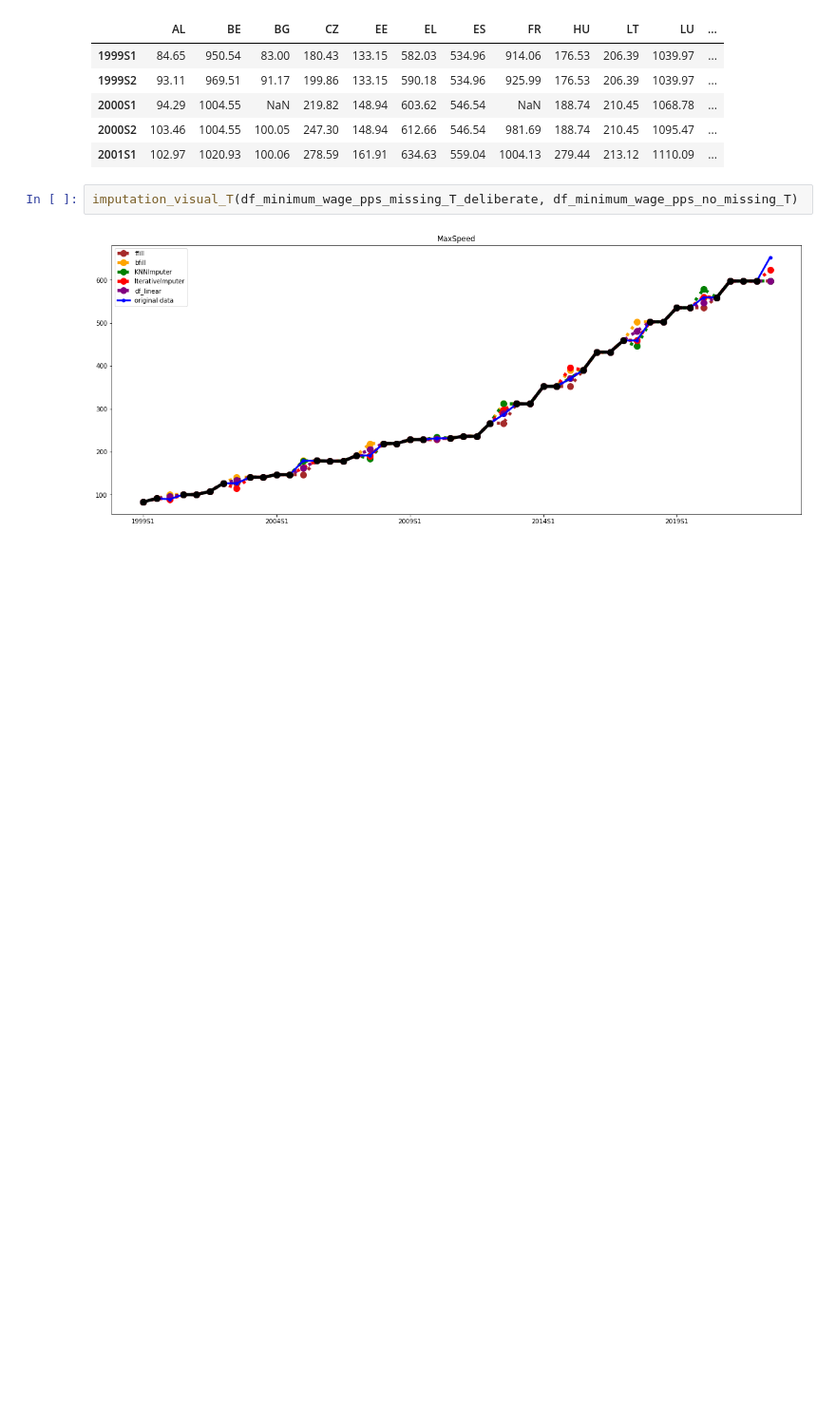
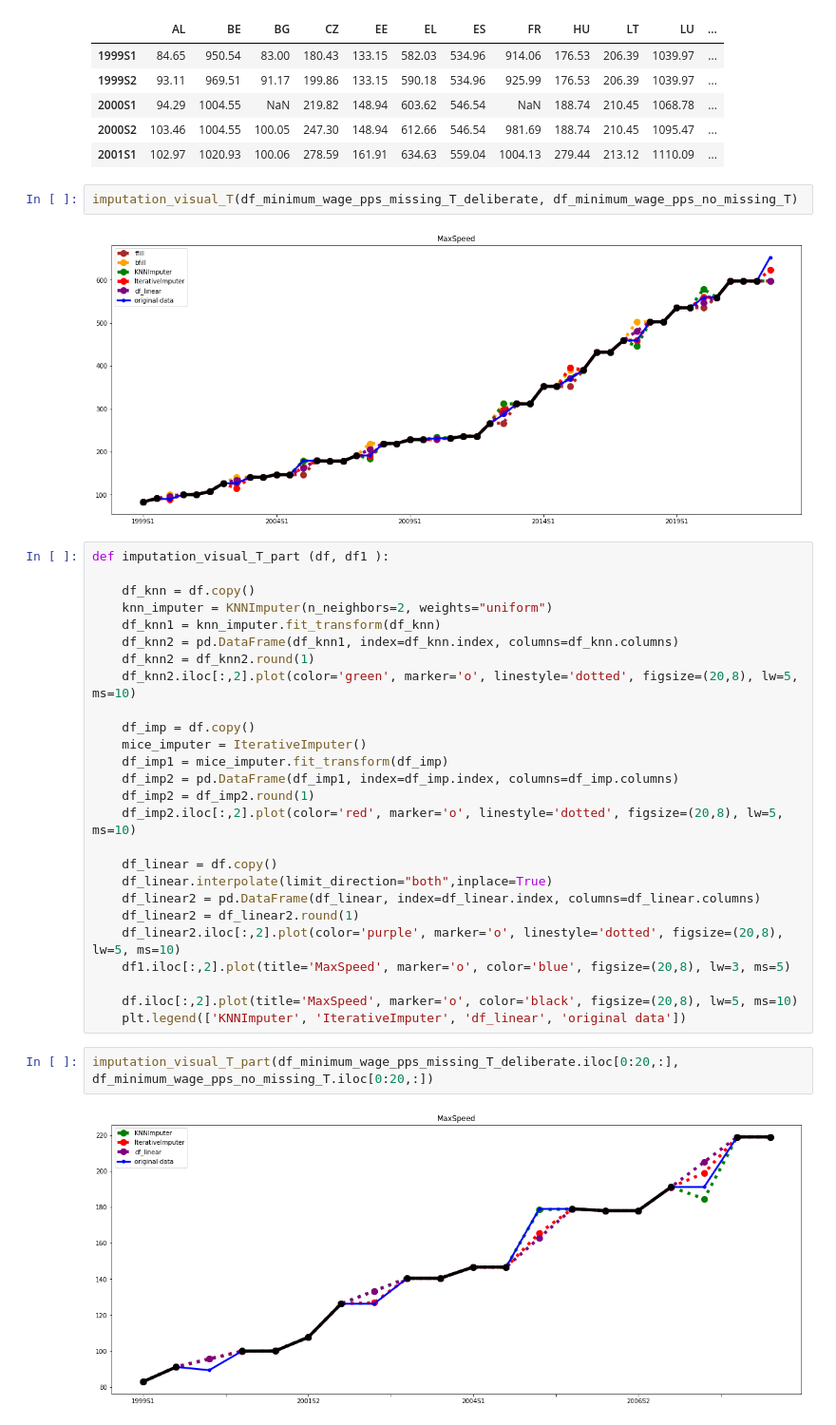
Before and after one commit to StefanRaychev/Handling-missing-values, a Jupyter notebook: Dealing with missing values.ipynb, the cells around one changed output. Shown: that part at 95% size. Drawn from its saved outputs; the diff is of its cells as text; blank space fills up the shorter version.

```diff
--- a/Dealing with missing values.ipynb
+++ b/Dealing with missing values.ipynb
@@ -522,3 +522,33 @@ df_minimum_wage_pps_missing_T_deliberate.head()
 imputation_visual_T(df_minimum_wage_pps_missing_T_deliberate, df_minimum_wage_pps_no_missing_T)
 # %% [output]
 [figure]
+# %%
+def imputation_visual_T_part (df, df1 ):
+
+    df_knn = df.copy()
+    knn_imputer = KNNImputer(n_neighbors=2, weights="uniform")
+    df_knn1 = knn_imputer.fit_transform(df_knn)
+    df_knn2 = pd.DataFrame(df_knn1, index=df_knn.index, columns=df_knn.columns)
+    df_knn2 = df_knn2.round(1)
+    df_knn2.iloc[:,2].plot(color='green', marker='o', linestyle='dotted', figsize=(20,8), lw=5, ms=10)
+
+    df_imp = df.copy()
+    mice_imputer = IterativeImputer()
+    df_imp1 = mice_imputer.fit_transform(df_imp)
+    df_imp2 = pd.DataFrame(df_imp1, index=df_imp.index, columns=df_imp.columns)
+    df_imp2 = df_imp2.round(1)
+    df_imp2.iloc[:,2].plot(color='red', marker='o', linestyle='dotted', figsize=(20,8), lw=5, ms=10)
+
+    df_linear = df.copy()
+    df_linear.interpolate(limit_direction="both",inplace=True)
+    df_linear2 = pd.DataFrame(df_linear, index=df_linear.index, columns=df_linear.columns)
+    df_linear2 = df_linear2.round(1)
+    df_linear2.iloc[:,2].plot(color='purple', marker='o', linestyle='dotted', figsize=(20,8), lw=5, ms=10)
+    df1.iloc[:,2].plot(title='MaxSpeed', marker='o', color='blue', figsize=(20,8), lw=3, ms=5)
+
+    df.iloc[:,2].plot(title='MaxSpeed', marker='o', color='black', figsize=(20,8), lw=5, ms=10)
+    plt.legend(['KNNImputer', 'IterativeImputer', 'df_linear', 'original data'])
+# %%
+imputation_visual_T_part(df_minimum_wage_pps_missing_T_deliberate.iloc[0:20,:], df_minimum_wage_pps_no_missing_T.iloc[0:20,:])
+# %% [output]
+[figure, added]
```
